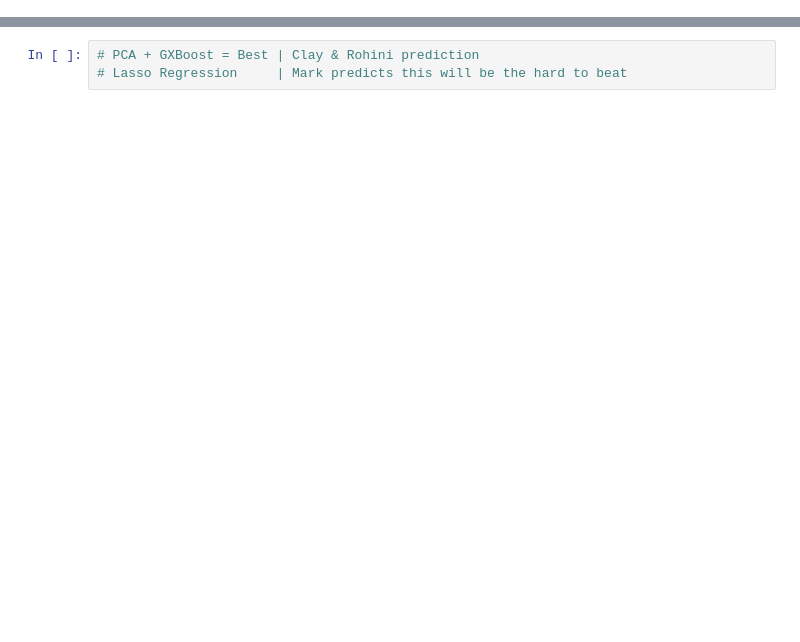
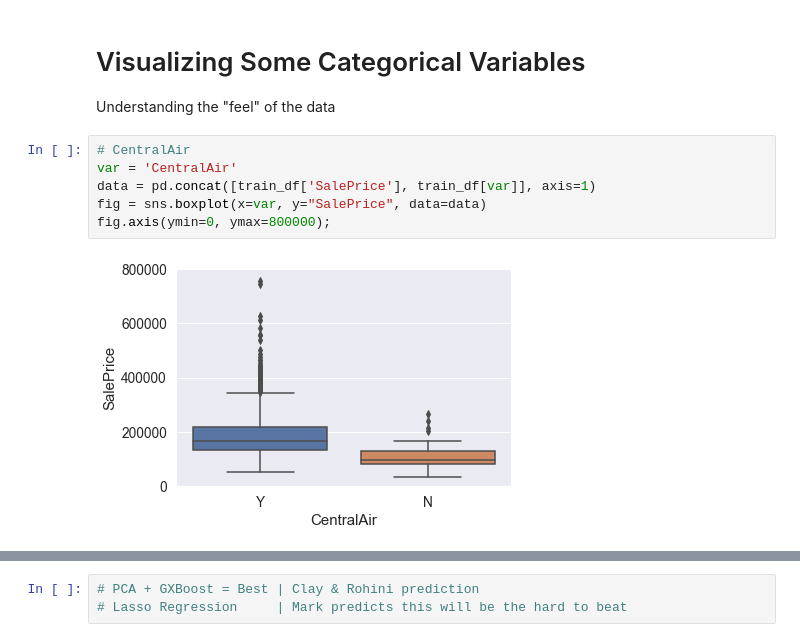
Before and after one commit to cgleach/w207_home_price_predictions_grp1, a Jupyter notebook: price_predictions_group1.ipynb, the cells around one changed output, grey strips where cells are left out. Drawn from its saved outputs; the diff is of its cells as text; blank space fills up the shorter version.

```diff
--- a/price_predictions_group1.ipynb
+++ b/price_predictions_group1.ipynb
@@ -153,0 +60,12 @@ Models:
+# %% [markdown]
+# Visualizing Some Categorical Variables
+
+Understanding the "feel" of the data
+# %%
+# CentralAir
+var = 'CentralAir'
+data = pd.concat([train_df['SalePrice'], train_df[var]], axis=1)
+fig = sns.boxplot(x=var, y="SalePrice", data=data)
+fig.axis(ymin=0, ymax=800000);
+# %% [output]
+[figure, added]
```
Also changed, not shown: parts of 47 cells of this notebook.
